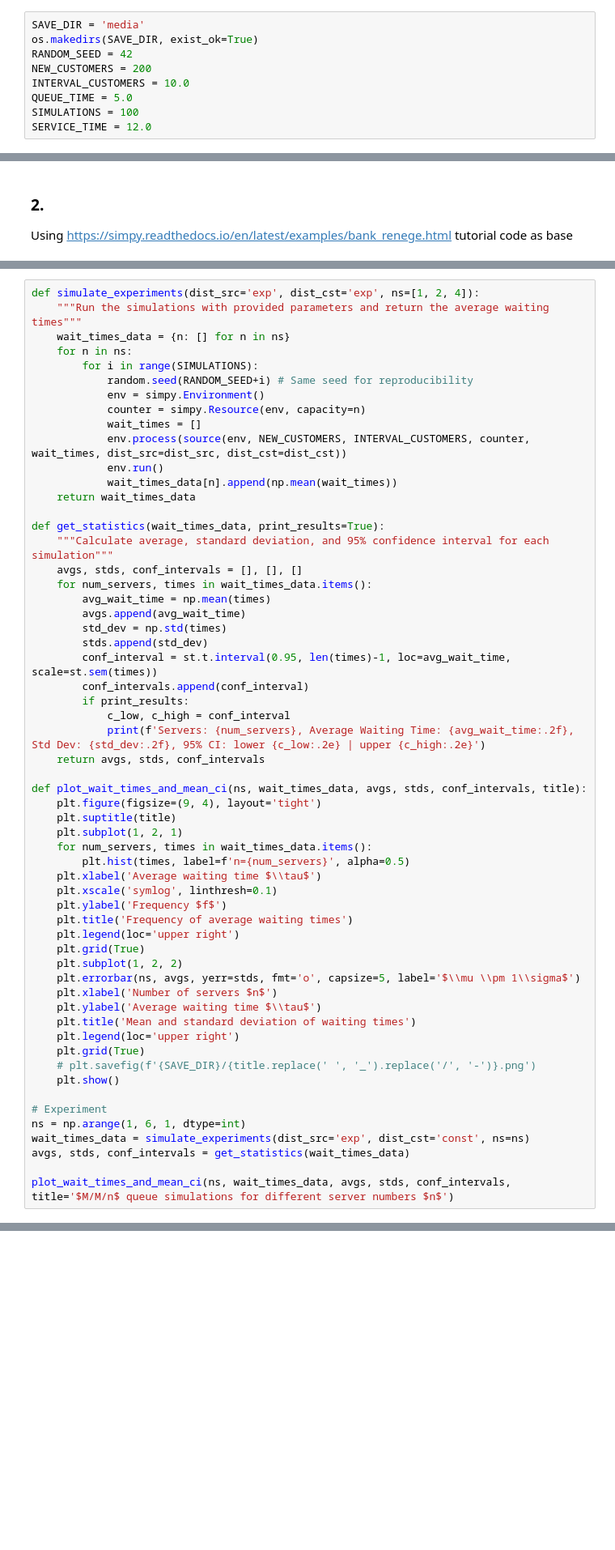
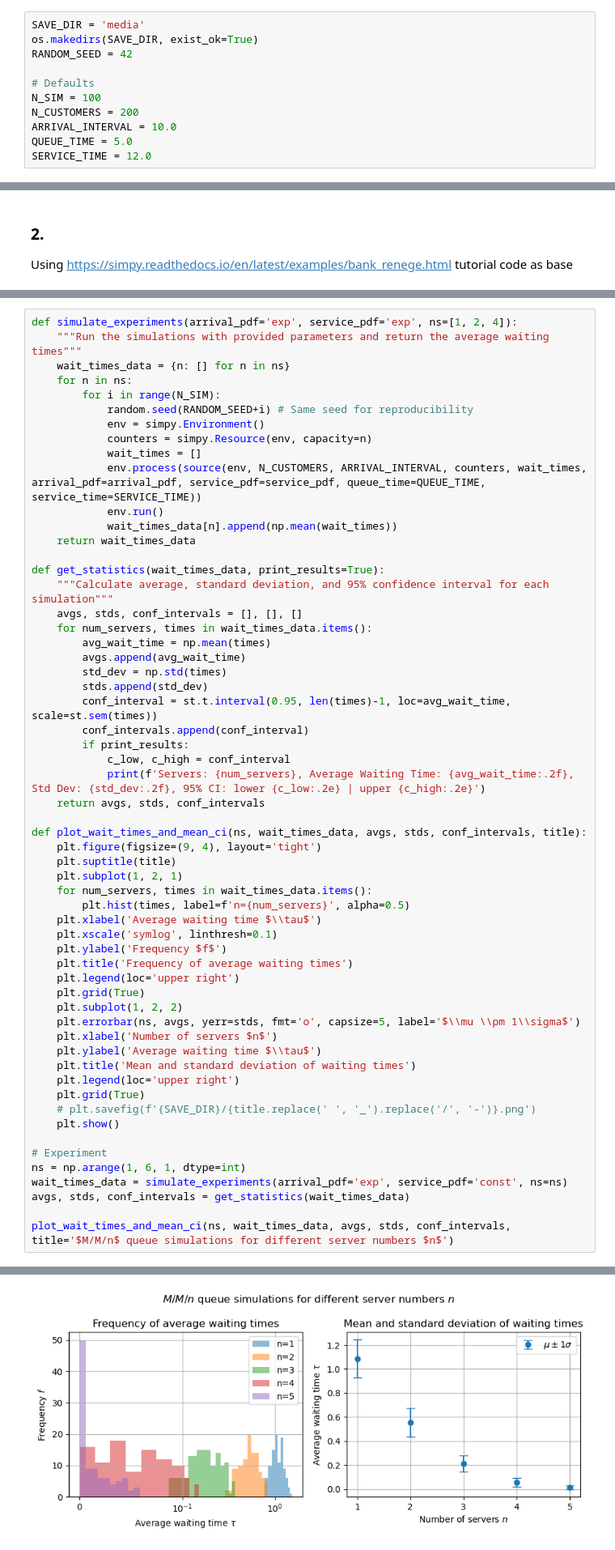
Before and after one commit to jonas4climate/ss-assignment-2, a Jupyter notebook: CalvinLaw_11306734_RaymondZhang_14865904_JonasSchaefer_14039982_2.ipynb, the cells around one changed output, grey strips where cells are left out. Shown at 81% size. Drawn from its saved outputs; the diff is of its cells as text; blank space fills up the shorter version.

```diff
--- a/CalvinLaw_11306734_RaymondZhang_14865904_JonasSchaefer_14039982_2.ipynb
+++ b/CalvinLaw_11306734_RaymondZhang_14865904_JonasSchaefer_14039982_2.ipynb
@@ -13,10 +13,12 @@ from scipy.stats import t, sem
 SAVE_DIR = 'media'
 os.makedirs(SAVE_DIR, exist_ok=True)
 RANDOM_SEED = 42
-NEW_CUSTOMERS = 200
-INTERVAL_CUSTOMERS = 10.0
+
+# Defaults
+N_SIM = 100
+N_CUSTOMERS = 200
+ARRIVAL_INTERVAL = 10.0
 QUEUE_TIME = 5.0
-SIMULATIONS = 100
 SERVICE_TIME = 12.0
 # %% [markdown]
 ### 1.
@@ -170,14 +175,14 @@ TypeError: object of type 'numpy.float64' has no len()
 # %%
-def simulate_experiments(dist_src='exp', dist_cst='exp', ns=[1, 2, 4]):
+def simulate_experiments(arrival_pdf='exp', service_pdf='exp', ns=[1, 2, 4]):
     """Run the simulations with provided parameters and return the average waiting times"""
     wait_times_data = {n: [] for n in ns}
     for n in ns:
-        for i in range(SIMULATIONS):
+        for i in range(N_SIM):
             random.seed(RANDOM_SEED+i) # Same seed for reproducibility
             env = simpy.Environment()
-            counter = simpy.Resource(env, capacity=n)
+            counters = simpy.Resource(env, capacity=n)
             wait_times = []
-            env.process(source(env, NEW_CUSTOMERS, INTERVAL_CUSTOMERS, counter, wait_times, dist_src=dist_src, dist_cst=dist_cst))
+            env.process(source(env, N_CUSTOMERS, ARRIVAL_INTERVAL, counters, wait_times, arrival_pdf=arrival_pdf, service_pdf=service_pdf, queue_time=QUEUE_TIME, service_time=SERVICE_TIME))
             env.run()
             wait_times_data[n].append(np.mean(wait_times))
     return wait_times_data
@@ -221,7 +226,8 @@ def plot_wait_times_and_mean_ci(ns, wait_times_data, avgs, stds, conf_intervals,
 
 # Experiment
 ns = np.arange(1, 6, 1, dtype=int)
-wait_times_data = simulate_experiments(dist_src='exp', dist_cst='const', ns=ns)
+wait_times_data = simulate_experiments(arrival_pdf='exp', service_pdf='const', ns=ns)
 avgs, stds, conf_intervals = get_statistics(wait_times_data)
 
 plot_wait_times_and_mean_ci(ns, wait_times_data, avgs, stds, conf_intervals, title='$M/M/n$ queue simulations for different server numbers $n$')
+# %% [output]
@@ -228,2 +239,3 @@ plot_wait_times_and_mean_ci(ns, wait_times_data, avgs, stds, conf_intervals, tit
+[figure, added]
 # %%
 # Experiment
```
Also changed, not shown: parts of 9 cells of this notebook.
